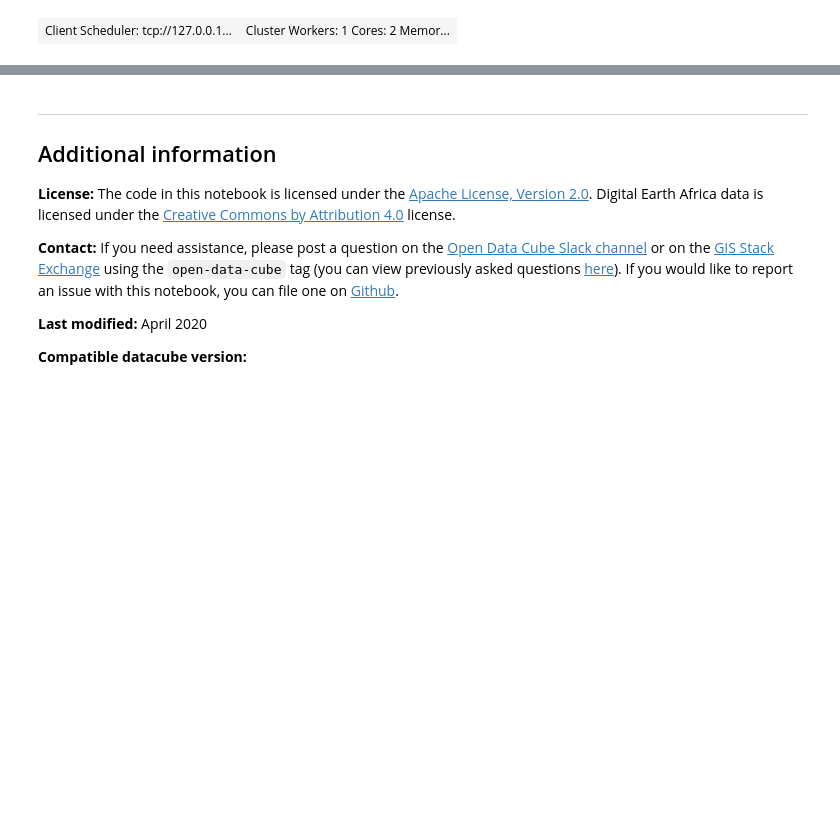
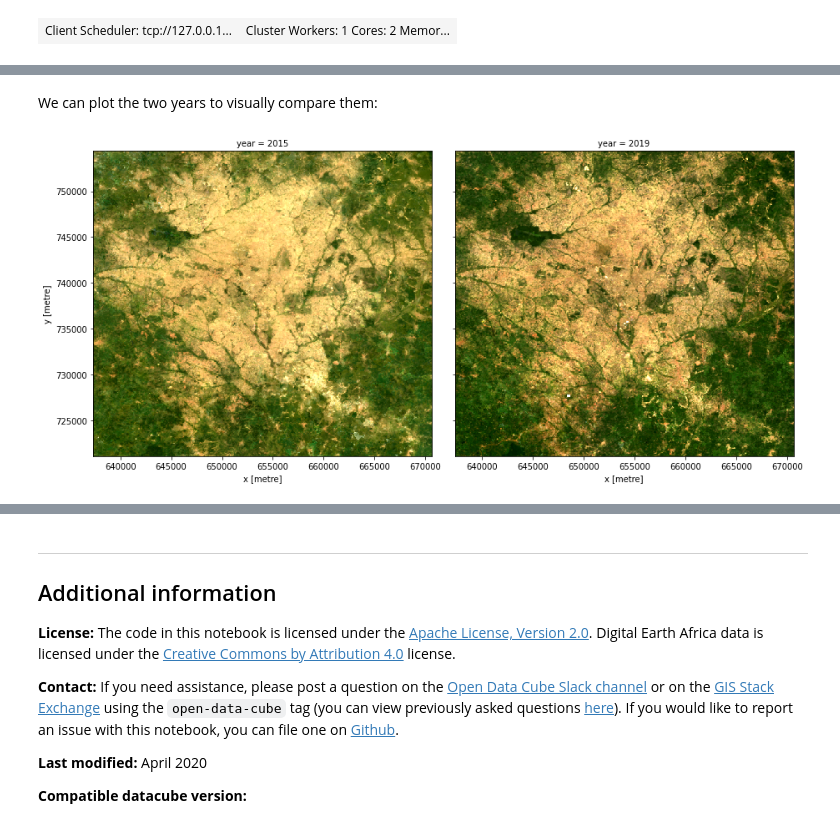
Before and after one commit to digitalearthafrica/deafrica-sandbox-notebooks, a Jupyter notebook: Frequently_used_code/DEA_urbanization.ipynb, the cells around one changed output, grey strips where cells are left out. Saved outputs shown, nothing was run; the diff lists cells and outputs as text; code cells hidden in the pictures; blank space fills up the shorter version.

```diff
--- a/Frequently_used_code/DEA_urbanization.ipynb
+++ b/Frequently_used_code/DEA_urbanization.ipynb
@@ -226,0 +143,8 @@ print(change_urban.values)
+# %%
+ds = load_ard(
+    dc=dc,
+    products=['ls8_usgs_sr_scene'],
+    output_crs=output_crs,
+    dask_chunks={'time': 1, 'x': 500, 'y': 500},
+    **query
+)
@@ -226,0 +159,11 @@ print(change_urban.values)
+# %%
+# change the data into an array so it can be used with `map`
+da = reshape_for_geomedian(ds)
+
+# groupby year, then calculate the geomedian on each year
+# For Landsat c1, the max_value is 10,000
+geomedian_da = da.groupby('time.year').map(calc_geomedian, min_value=0, max_value=10000)
+
+# Change back into a xr.Dataset
+geomedian_all_years = geomedian_da.to_dataset(dim='band')
+geomedian_all_years
@@ -226,0 +195,4 @@ print(change_urban.values)
+# %%
+year_list = [first_year, second_year]
+geomedian_sel = geomedian_all_years.sel(year=year_list)
+geomedian_sel
@@ -226,0 +222,3 @@ print(change_urban.values)
+# %%
+%%time
+geomedian_sel.load()
@@ -226,0 +248,6 @@ print(change_urban.values)
+# %% [markdown]
+We can plot the two years to visually compare them:
+# %%
+rgb(geomedian_sel, col='year')
+# %% [output]
+[figure, added]
```
Also changed, not shown: parts of 52 cells of this notebook.
